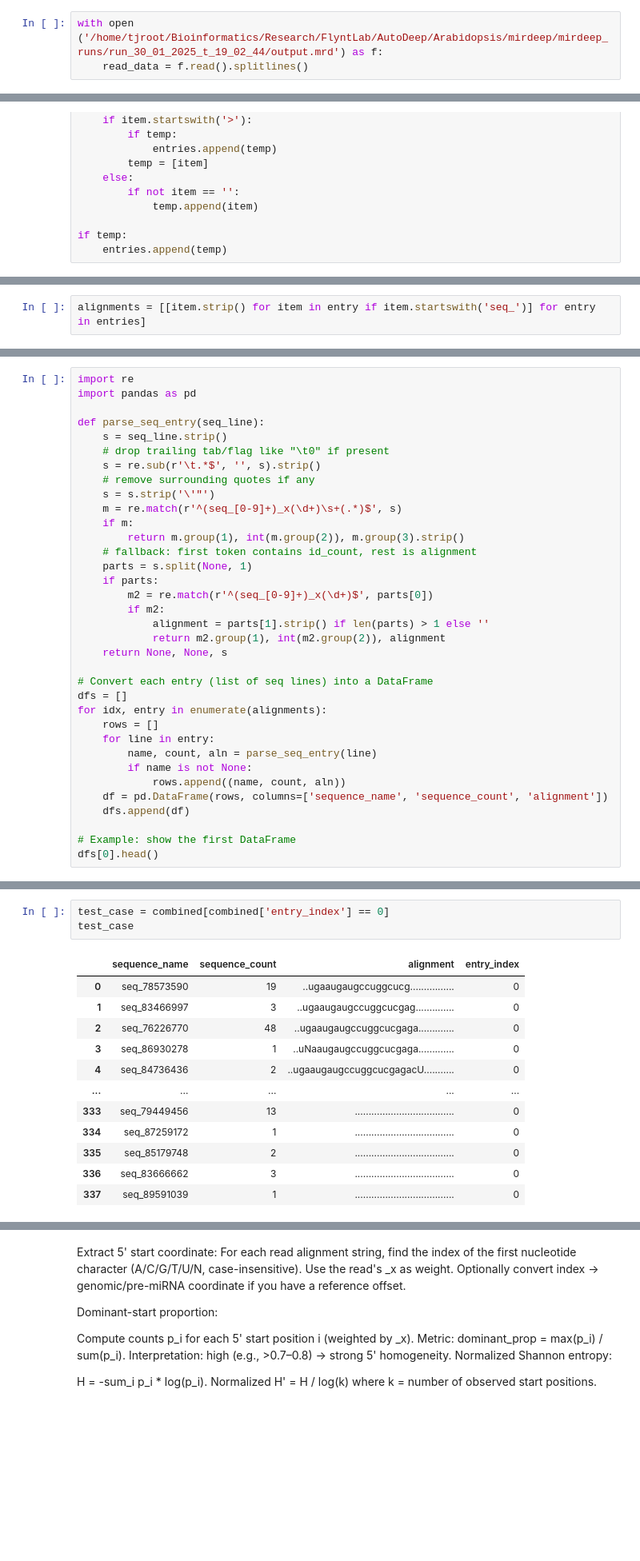
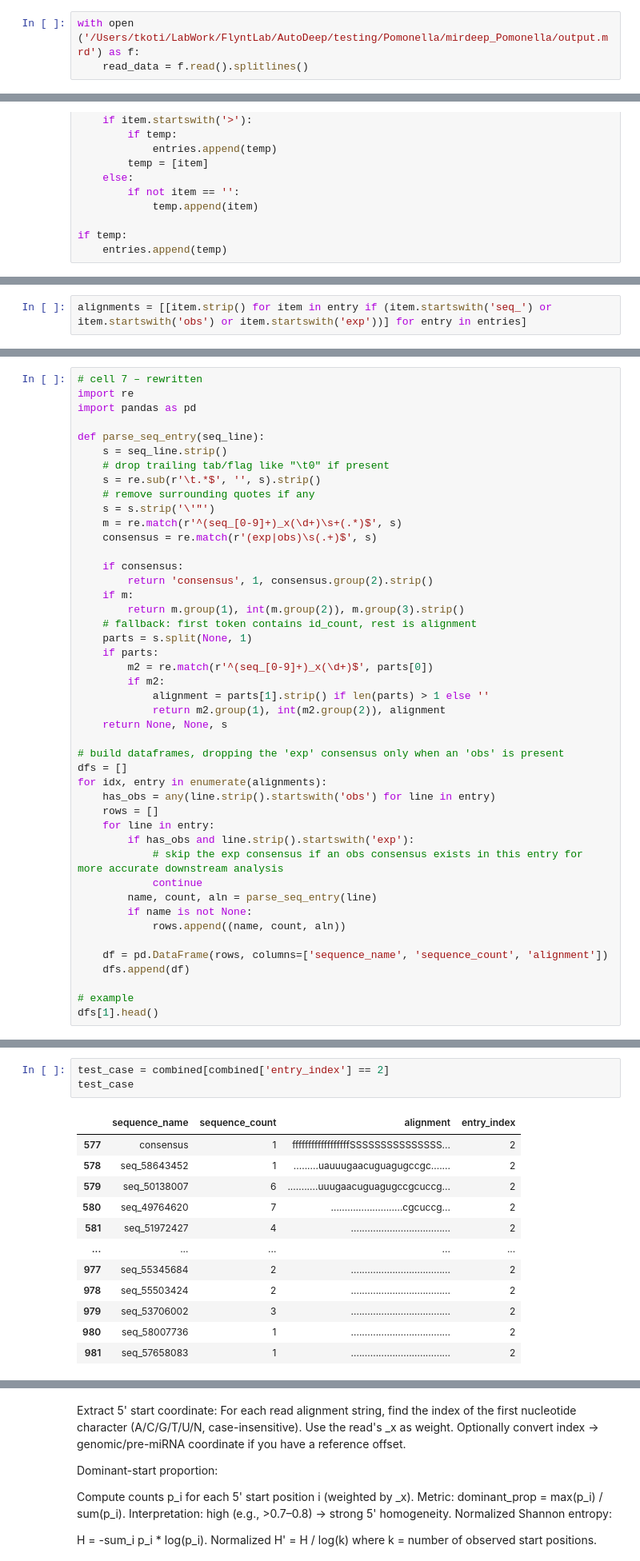
Before and after one commit to TejusK123/AutoDeep, a Jupyter notebook: AutoDeep/scripts/no_pdf.ipynb, the cells around one changed output, grey strips where cells are left out. Shown at 80% size. Cells and saved outputs as stored; diff of their text form; blank space fills up the shorter version.

```diff
--- a/AutoDeep/scripts/no_pdf.ipynb
+++ b/AutoDeep/scripts/no_pdf.ipynb
@@ -4,5 +5,5 @@ import re
 # %%
-with open ('/home/tjroot/Bioinformatics/Research/FlyntLab/AutoDeep/Arabidopsis/mirdeep/mirdeep_runs/run_30_01_2025_t_19_02_44/output.mrd') as f:
+with open ('/Users/tkoti/LabWork/FlyntLab/AutoDeep/testing/Pomonella/mirdeep_Pomonella/output.mrd') as f:
     read_data = f.read().splitlines()
 # %%
 read_data
@@ -62,5 +63,5 @@ entries[0]
 # %%
-alignments = [[item.strip() for item in entry if item.startswith('seq_')] for entry in entries]
+alignments = [[item.strip() for item in entry if (item.startswith('seq_') or item.startswith('obs') or item.startswith('exp'))] for entry in entries]
 # %%
 alignments[1]
 # %% [output]
@@ -90,4 +85,5 @@ print(test)
 # %%
+# cell 7 – rewritten
 import re
 import pandas as pd
 
@@ -98,6 +94,10 @@ def parse_seq_entry(seq_line):
     # remove surrounding quotes if any
     s = s.strip('\'"')
     m = re.match(r'^(seq_[0-9]+)_x(\d+)\s+(.*)$', s)
+    consensus = re.match(r'(exp|obs)\s(.+)$', s)
+
+    if consensus:
+        return 'consensus', 1, consensus.group(2).strip()
     if m:
         return m.group(1), int(m.group(2)), m.group(3).strip()
     # fallback: first token contains id_count, rest is alignment
@@ -109,18 +109,23 @@ def parse_seq_entry(seq_line):
             return m2.group(1), int(m2.group(2)), alignment
     return None, None, s
 
-# Convert each entry (list of seq lines) into a DataFrame
+# build dataframes, dropping the 'exp' consensus only when an 'obs' is present
 dfs = []
 for idx, entry in enumerate(alignments):
+    has_obs = any(line.strip().startswith('obs') for line in entry)
     rows = []
     for line in entry:
+        if has_obs and line.strip().startswith('exp'):
+            # skip the exp consensus if an obs consensus exists in this entry for more accurate downstream analysis
+            continue
         name, count, aln = parse_seq_entry(line)
         if name is not None:
             rows.append((name, count, aln))
+
     df = pd.DataFrame(rows, columns=['sequence_name', 'sequence_count', 'alignment'])
     dfs.append(df)
 
-# Example: show the first DataFrame
-dfs[0].head()
+# example
+dfs[1].head()
 # %% [output]
 |  | sequence_name | sequence_count | alignment |
@@ -145,16 +150,16 @@ combined.head()
 # %%
-test_case = combined[combined['entry_index'] == 0]
+test_case = combined[combined['entry_index'] == 2]
 test_case
 # %% [output]
 |  | sequence_name | sequence_count | alignment | entry_index |
-| 0 | seq_78573590 | 19 | ..ugaaugaugccuggcucg................ | 0 |
-| 1 | seq_83466997 | 3 | ..ugaaugaugccuggcucgag.............. | 0 |
-| 2 | seq_76226770 | 48 | ..ugaaugaugccuggcucgaga............. | 0 |
-| 3 | seq_86930278 | 1 | ..uNaaugaugccuggcucgaga............. | 0 |
-| 4 | seq_84736436 | 2 | ..ugaaugaugccuggcucgagacU........... | 0 |
+| 577 | consensus | 1 | ffffffffffffffffffSSSSSSSSSSSSSSS... | 2 |
+| 578 | seq_58643452 | 1 | .........uauuugaacuguagugccgc....... | 2 |
+| 579 | seq_50138007 | 6 | ...........uuugaacuguagugccgcuccg... | 2 |
+| 580 | seq_49764620 | 7 | ..........................cgcuccg... | 2 |
+| 581 | seq_51972427 | 4 | .................................... | 2 |
 | ... | ... | ... | ... | ... |
-| 333 | seq_79449456 | 13 | .................................... | 0 |
-| 334 | seq_87259172 | 1 | .................................... | 0 |
-| 335 | seq_85179748 | 2 | .................................... | 0 |
-| 336 | seq_83666662 | 3 | .................................... | 0 |
-| 337 | seq_89591039 | 1 | .................................... | 0 |
+| 977 | seq_55345684 | 2 | .................................... | 2 |
+| 978 | seq_55503424 | 2 | .................................... | 2 |
+| 979 | seq_53706002 | 3 | .................................... | 2 |
+| 980 | seq_58007736 | 1 | .................................... | 2 |
+| 981 | seq_57658083 | 1 | .................................... | 2 |
```
Also changed, not shown: parts of 16 cells of this notebook, 2 other files.
